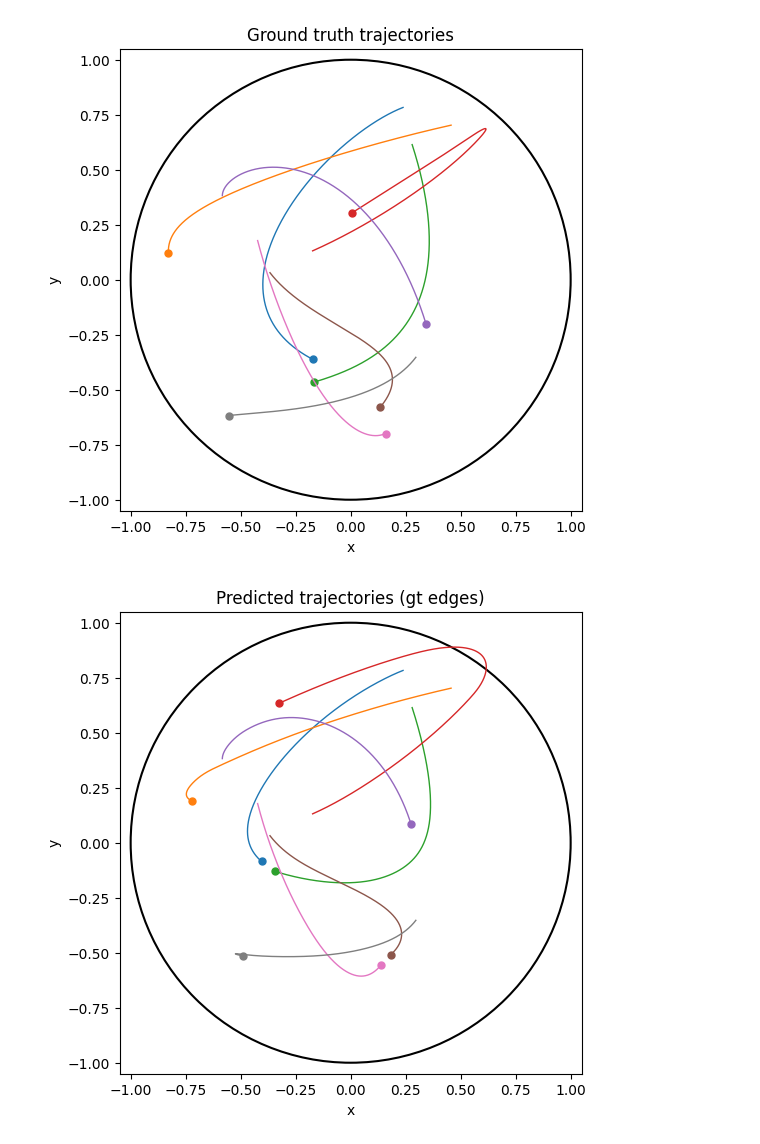
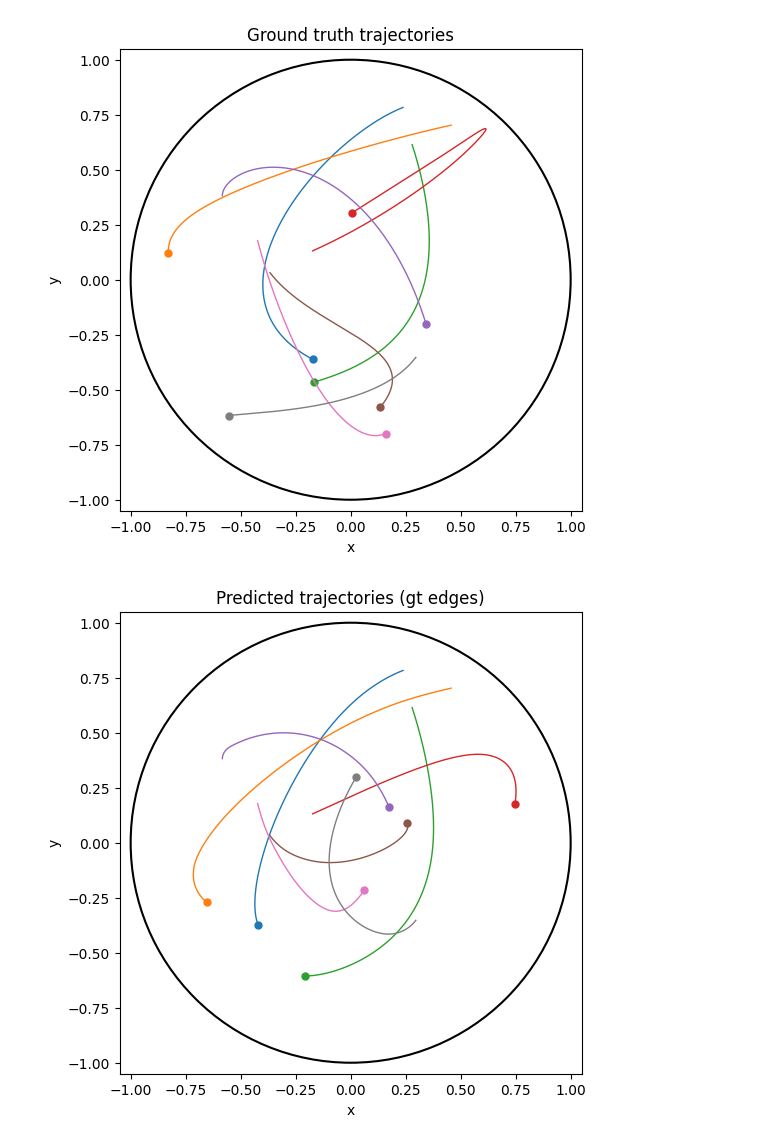
Before and after one commit to GrantMcConachie/interaction_rule_gnn, a Jupyter notebook: notebooks/plot_rollout.ipynb, the cells around one changed output. Saved outputs shown, nothing was run; the diff lists cells and outputs as text; code cells hidden in the pictures.

```diff
--- a/notebooks/plot_rollout.ipynb
+++ b/notebooks/plot_rollout.ipynb
@@ -12,24 +12,24 @@ from dataset_utils.synthetic_utils import plot_trajectories
 ground_truth = pkl.load(open('../data/spring_mass/static_graph/graphs/trial_0.pkl', 'rb'))
 # %%
 # split data up into train
-config = yaml.safe_load(open('../results/SpringMass/GAT/model/pred_acc_gt_edges/trial_0_config.yaml', 'r'))
+config = yaml.safe_load(open('../results/SpringMass/GAT/model/pred_acc_no_edges_self_loops/trial_0_config.yaml', 'r'))
 dat_train, dat_val, dat_test = utils.split_with_config(ground_truth, config)
 
 # plotting ground truth
 gt_pos = torch.stack([i.pos for i in dat_test])
 ax = plot_trajectories(gt_pos.permute(2, 1, 0))
 ax.set_title('Ground truth trajectories')
 
 # Plotting predictions
-preds = pkl.load(open('../results/SpringMass/MPNN/model/sanity_check/trial_0_rollout_preds.pkl', 'rb'))
+preds = pkl.load(open('../results/SpringMass/MPNN/model/rollout_val_noisy/trial_0_rollout_preds.pkl', 'rb'))
 ax = plot_trajectories(torch.stack(preds).permute(2, 1, 0))
 ax.set_title("Predicted trajectories (gt edges)")
 
-# preds = pkl.load(open('../results/SpringMass/GAT/model/pred_acc_no_edges/trial_0_rollout_preds.pkl', 'rb'))
+# preds = pkl.load(open('../results/SpringMass/MPNN/model/pred_acc_no_edges/trial_0_rollout_preds.pkl', 'rb'))
 # ax = plot_trajectories(torch.stack(preds).permute(2, 1, 0))
 # ax.set_title("Predicted trajectories (no edges)")
 
 plt.show()
 # %% [output]
 [figure]
-[figure, old version]
+[figure, new version]
```
Also changed, not shown: parts of 1 cell of this notebook, 6 other files.
